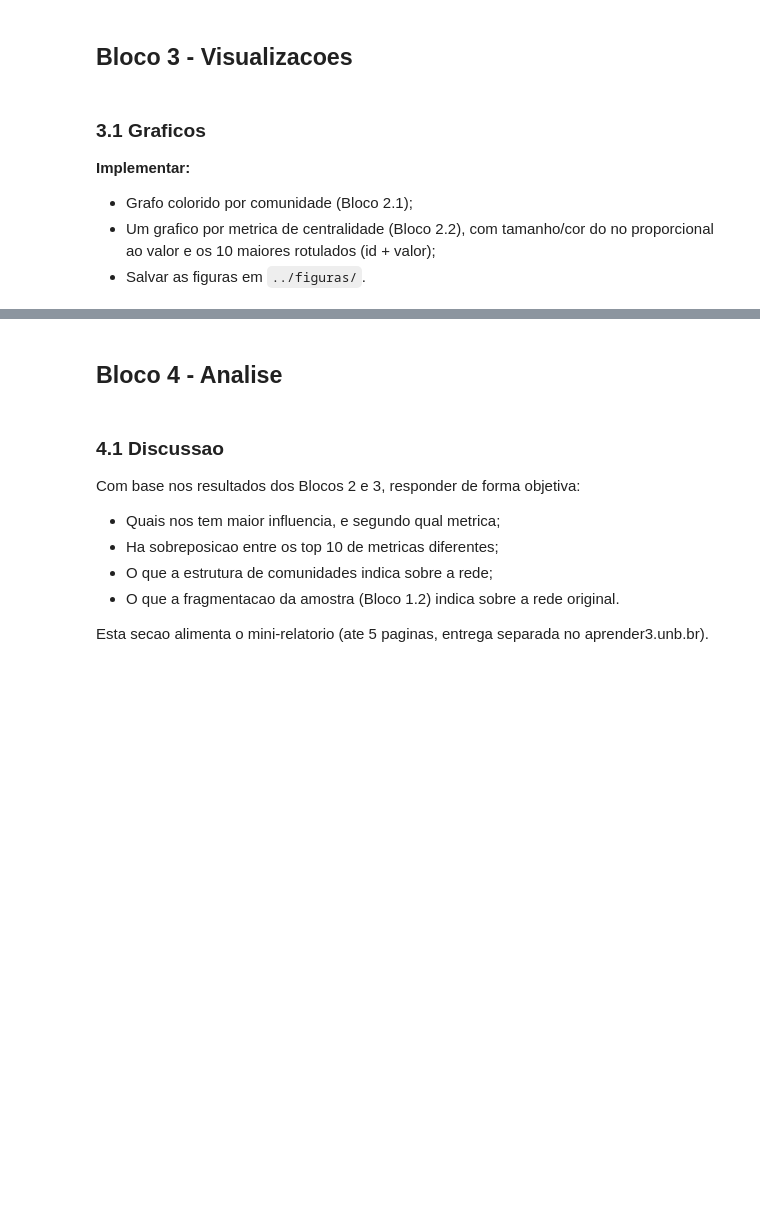
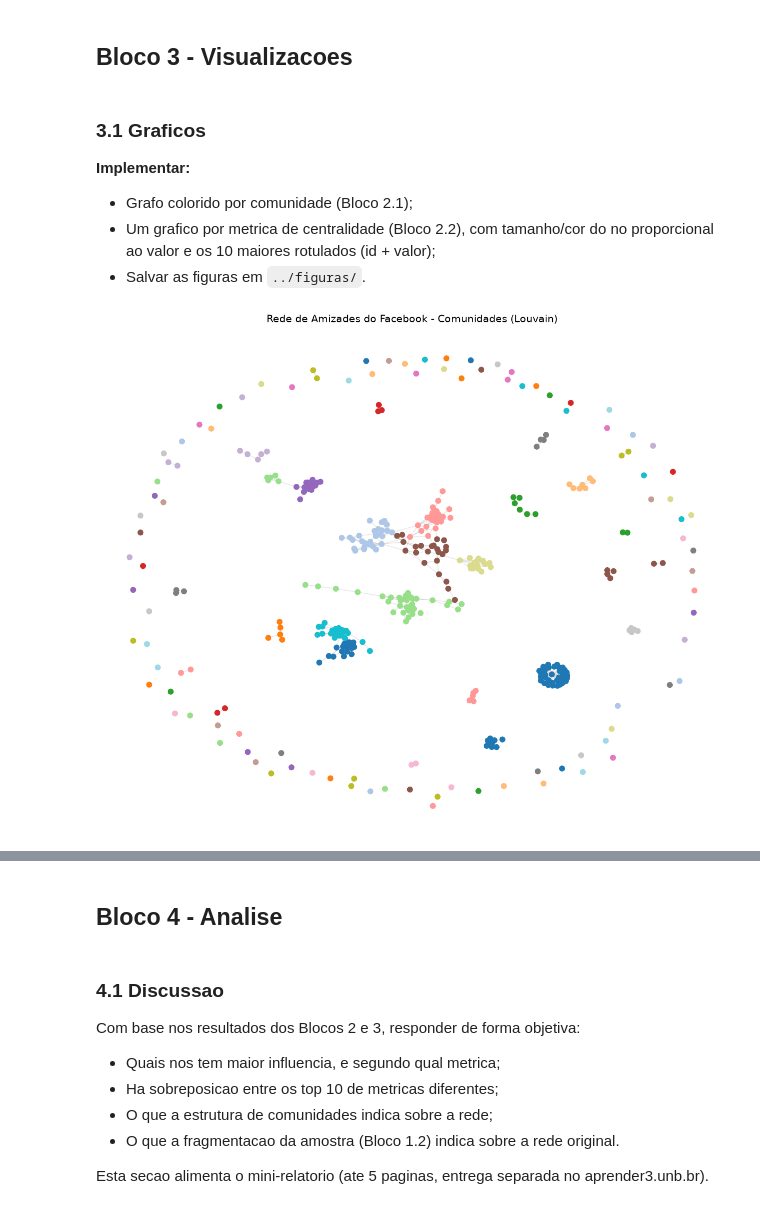
Before and after one commit to skyehie/TAG-2026-2, a Jupyter notebook: notebook/analise_rede_social.ipynb, the cells around one changed output, grey strips where cells are left out. Drawn from its saved outputs; the diff is of its cells as text; code cells hidden in the pictures; blank space fills up the shorter version.

Commit message:
adicionando o bloco de vizualização

```diff
--- a/notebook/analise_rede_social.ipynb
+++ b/notebook/analise_rede_social.ipynb
@@ -186,4 +186,98 @@ Top 10 - Grau
   proporcional ao valor e os 10 maiores rotulados (id + valor);
 - Salvar as figuras em `../figuras/`.
 # %%
-# codigo desta etapa aqui
+import os
+import matplotlib.pyplot as plt
+import networkx as nx
+
+# cria a pasta de figuras caso não exista
+os.makedirs("../figuras", exist_ok=True)
+
+# define o layout posicional dos nós para manter consistência nos gráficos
+#dicionário: chave é o nó e valor é coordenadas x e y no nó no grafo
+pos = nx.spring_layout(G, seed=SEMENTE)
+
+# grafo colorido por comunidade (Louvain)
+# mapear cada nó para um id da comunidade
+mapa_comunidade = {}
+for i, com in enumerate(particao):
+    for no in com:
+        mapa_comunidade[no] = i
+
+#cria uma lista com o id da comunidade seguindo a ordem dos nós
+cores_nos = [mapa_comunidade[no] for no in G.nodes()]
+
+#cria uma nova figura no Matplotlib com 12 polegadas de largura por 10 polegadas de altura
+plt.figure(figsize=(12, 10))
+nx.draw_networkx_edges(G, pos, alpha=0.2, edge_color="gray")
+nx.draw_networkx_nodes(
+    G, pos, node_color=cores_nos, cmap=plt.cm.tab20, node_size=50
+)
+plt.title("Rede de Amizades do Facebook - Comunidades (Louvain)", fontsize=14)
+plt.axis("off")  #oculta os eixos x e y
+plt.tight_layout()
+plt.savefig("../figuras/comunidades_louvain.png", dpi=300)
+plt.show()
+
+# gráficos por métrica de centralidade
+
+metricas = [
+    ("Grau", grau, G),
+    ("Intermediacao", intermediacao, G),
+    ("Proximidade", proximidade, maior_componente),
+    ("Autovetor", autovetor, maior_componente),
+]
+
+for nome, metrica, subgrafo in metricas:
+    # se o subgrafo for G mantém pos; se for outro, usa só os nós que estão nesse outro
+    pos_sub = {n: pos[n] for n in subgrafo.nodes()} if subgrafo != G else pos
+
+    valores = list(metrica.values())
+
+    val_max = max(valores) if max(valores) > 0 else 1
+    tamanhos = [100 + (val / val_max) * 800 for val in valores]
+
+    top_10 = sorted(metrica.items(), key=lambda item: item[1], reverse=True)[:10]
+    top_10_nos = {no for no, _ in top_10}
+
+    # rotular os 10 maiores com id e valor
+    rotulos = {no: f"{no}\n({metrica[no]:.3f})" for no in top_10_nos}
+
+    plt.figure(figsize=(12, 10))
+
+    nx.draw_networkx_edges(subgrafo, pos_sub, alpha=0.2, edge_color="gray")
+    nodes = nx.draw_networkx_nodes(
+        subgrafo,
+        pos_sub,
+        node_size=tamanhos,
+        node_color=valores,
+        cmap=plt.cm.viridis,
+        alpha=0.85,
+    )
+
+    # adiciona barra de cores para indicar escala da métrica
+    cbar = plt.colorbar(nodes, shrink=0.8)
+    cbar.set_label(f"Centralidade de {nome}", fontsize=11)
+
+    # desenha rótulos destacados para o top 10
+    nx.draw_networkx_labels(
+        subgrafo,
+        pos_sub,
+        labels=rotulos,
+        font_size=8,
+        font_weight="bold",
+        font_color="black",
+    )
+
+    plt.title(f"Rede de Amizades - Centralidade de {nome} (Top 10)", fontsize=14)
+    plt.axis("off")
+    plt.tight_layout()
+
+    # Salvar a figura em ../figuras/
+    caminho_figura = f"../figuras/centralidade_{nome.lower()}.png"
+    plt.savefig(caminho_figura, dpi=300)
+    plt.show()
+
+print("Todas as visualizações foram salvas em ../figuras/")
+# %% [output]
+[figure, added]
```
Also changed, not shown: parts of 1 cell of this notebook, 5 other files.
